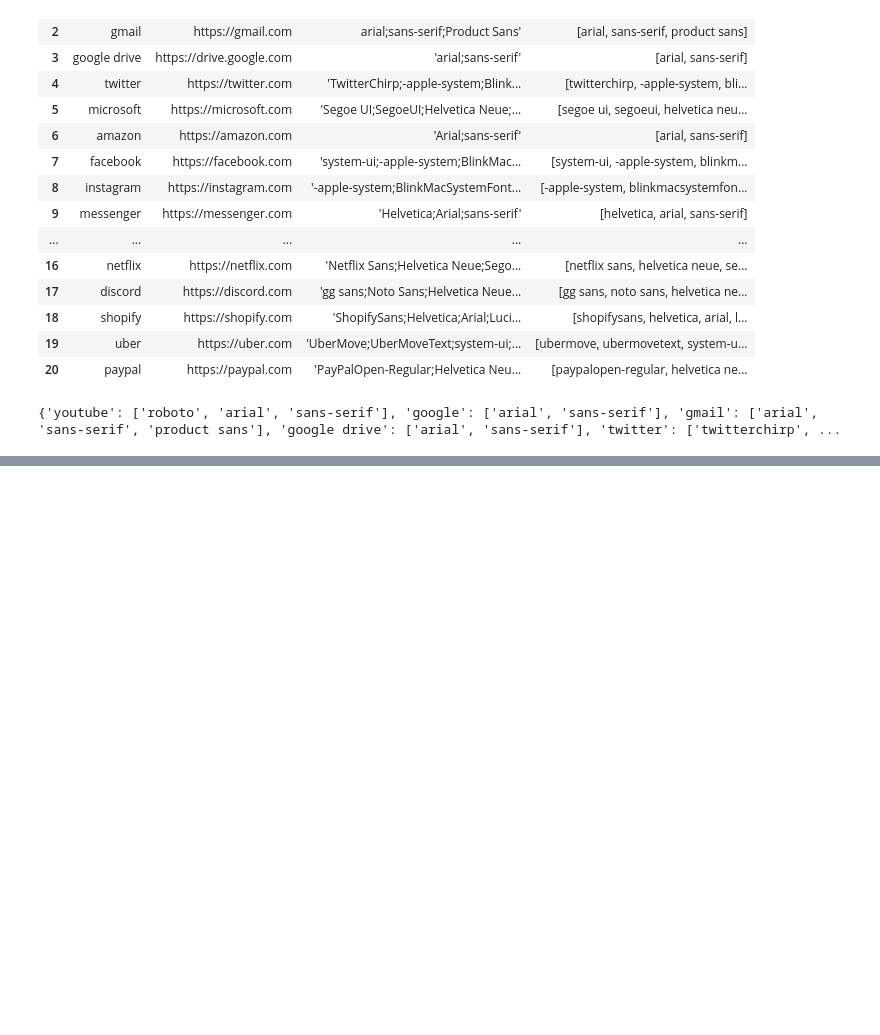
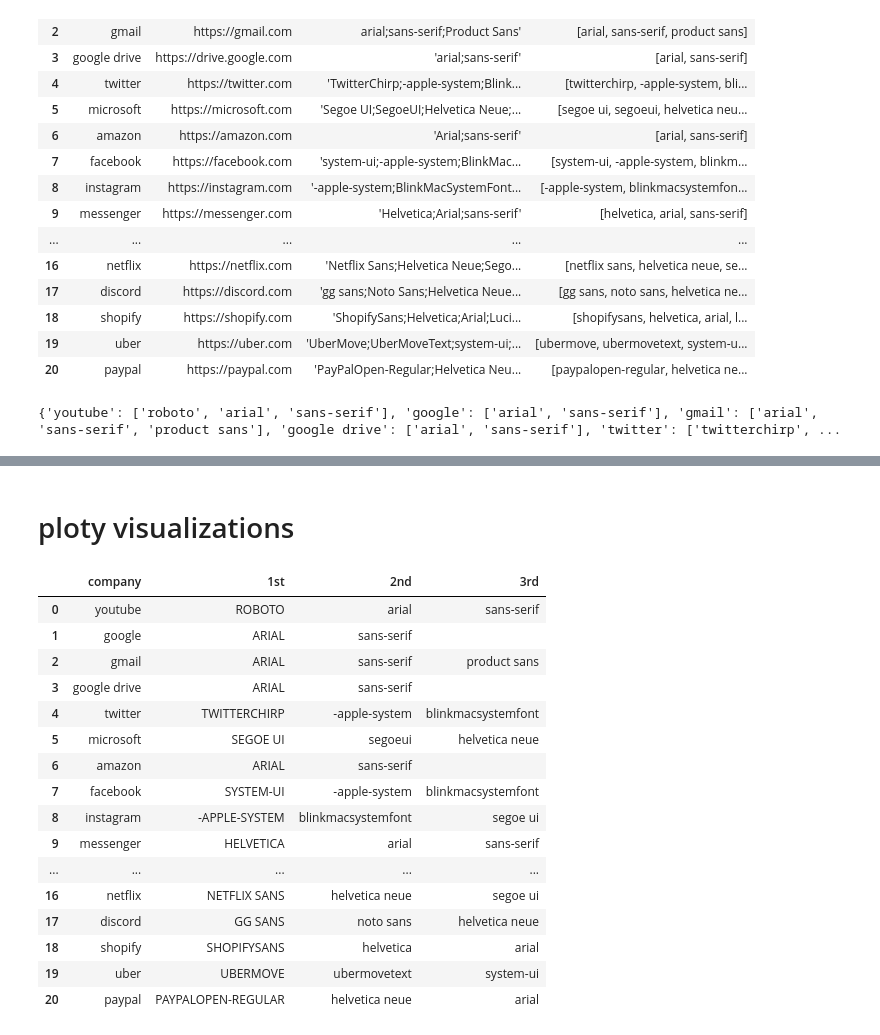
Before and after one commit to adiguno/font_fax, a Jupyter notebook: font_ranking.ipynb, the cells around one changed output, grey strips where cells are left out. Cells and saved outputs as stored; diff of their text form; code cells hidden in the pictures; blank space fills up the shorter version.

Commit message:
visualizations

```diff
--- a/font_ranking.ipynb
+++ b/font_ranking.ipynb
@@ -134,0 +186,2 @@ font_ranking
+# %% [markdown]
+# ploty visualizations
@@ -134,0 +213,31 @@ font_ranking
+# %%
+# company top 3 fonts
+# company_font_dict
+# for key, val in company_font_dict.items():
+#     df = pd.DataFrame(val, columns=[key.upper()])
+#     print(df.iloc[:3])
+#     print("\n")
+company_top3_df = pd.DataFrame()
+company_top3_df['company'] = df['company']
+company_top3_df['1st'] = df['formatted fonts'].apply(lambda x: x[0].upper())
+company_top3_df['2nd'] = df['formatted fonts'].apply(lambda x: x[1])
+company_top3_df['3rd'] = df['formatted fonts'].apply(lambda x: x[2] if len(x)>=3 else '')
+company_top3_df
+# %% [output]
+|  | company | 1st | 2nd | 3rd |
+| 0 | youtube | ROBOTO | arial | sans-serif |
+| 1 | google | ARIAL | sans-serif |  |
+| 2 | gmail | ARIAL | sans-serif | product sans |
+| 3 | google drive | ARIAL | sans-serif |  |
+| 4 | twitter | TWITTERCHIRP | -apple-system | blinkmacsystemfont |
+| 5 | microsoft | SEGOE UI | segoeui | helvetica neue |
+| 6 | amazon | ARIAL | sans-serif |  |
+| 7 | facebook | SYSTEM-UI | -apple-system | blinkmacsystemfont |
+| 8 | instagram | -APPLE-SYSTEM | blinkmacsystemfont | segoe ui |
+| 9 | messenger | HELVETICA | arial | sans-serif |
+| ... | ... | ... | ... | ... |
+| 16 | netflix | NETFLIX SANS | helvetica neue | segoe ui |
+| 17 | discord | GG SANS | noto sans | helvetica neue |
+| 18 | shopify | SHOPIFYSANS | helvetica | arial |
+| 19 | uber | UBERMOVE | ubermovetext | system-ui |
+| 20 | paypal | PAYPALOPEN-REGULAR | helvetica neue | arial |
```
Also changed, not shown: parts of 8 cells of this notebook.
